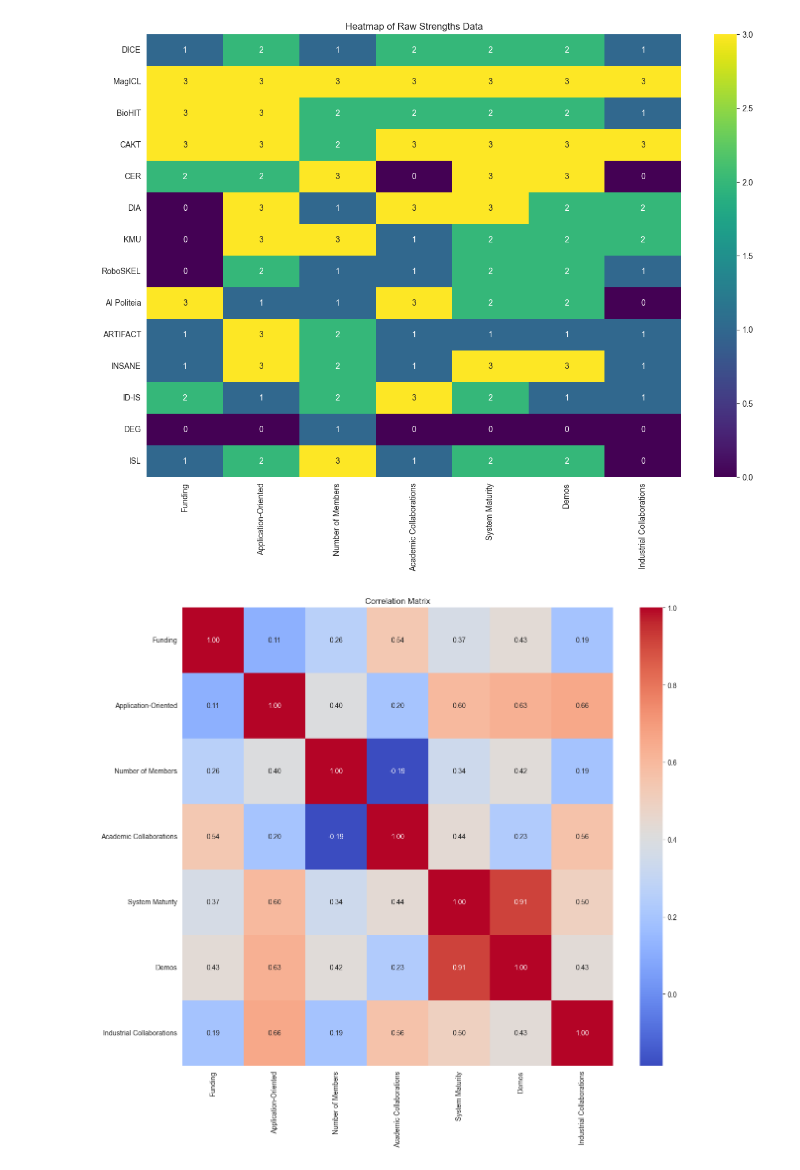
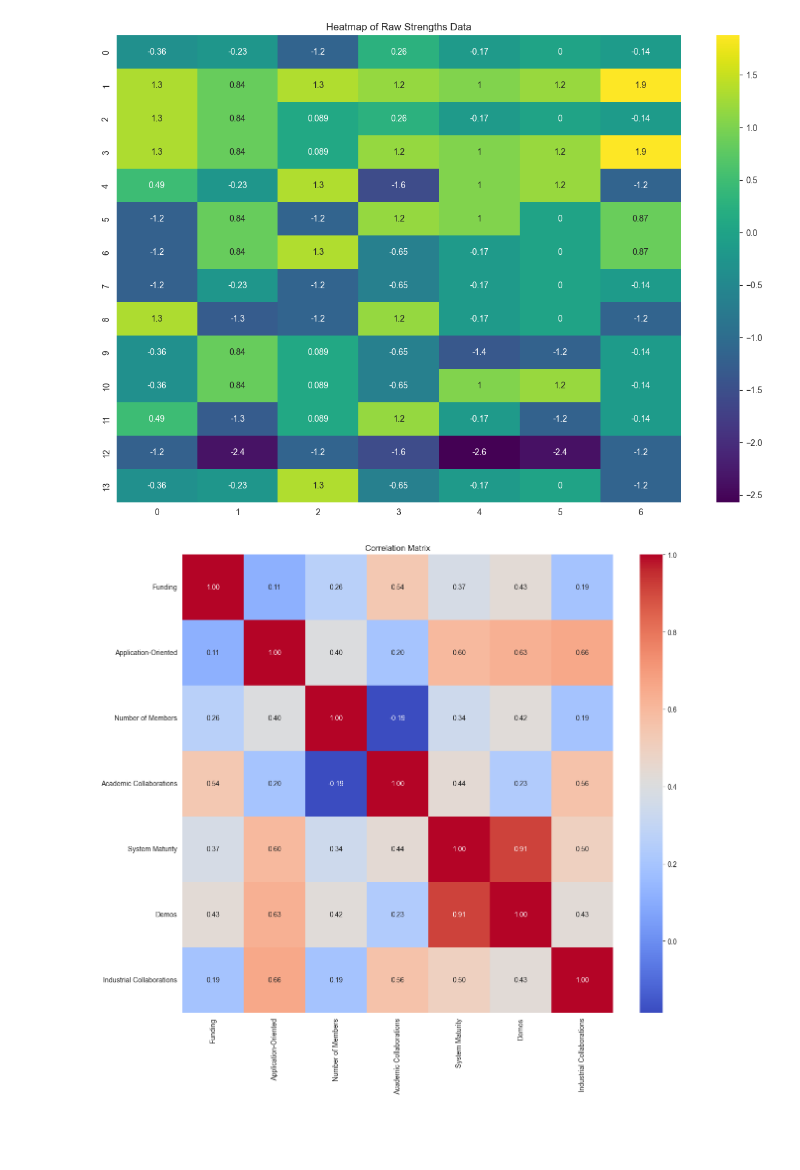
Before and after one commit to codegithubka/Deep-Autoencoder-Company-Segmentation, a Jupyter notebook: factor_analysis.ipynb, the cells around one changed output. Cells and saved outputs as stored; diff of their text form; code cells hidden in the pictures; blank space fills up the shorter version.

```diff
--- a/factor_analysis.ipynb
+++ b/factor_analysis.ipynb
@@ -2,9 +2,11 @@
 import pandas as pd
 import matplotlib.pyplot as plt
 import seaborn as sns
+import base64
+from io import BytesIO
 
 # Load the data from CSV
-team_activity_file_path = 'data/team_activity.csv'
+team_activity_file_path = 'data/internal_data.csv'
 df = pd.read_csv(team_activity_file_path, index_col=0).transpose()
 # %%
 # Define the mapping from qualitative descriptions to numerical values
@@ -14,9 +16,12 @@ involvement_mapping = {
     'Average': 1,
     'None': 0
 }
-involvement_columns = ['Funding', 'Application-Oriented', 'Demos', 'Industrial Collaborations', 'System Maturity', 'Number of Members', 'Academic Collaborations']
+internal_columns = ['Funding', 'Application-Oriented', 'Demos', 'Industrial Collaborations', 'System Maturity', 'Number of Members', 'Academic Collaborations']
+
+industry_columns = ['Security', 'Humanities', 'Nat. Sci', 'Health', 'AI Ethics', 'Big Data',
+                                'Robotics', 'Documents', 'Multimedia', 'NLP', 'KRR', 'Graphs', 'DL/ML', ]
 
 # Convert qualitative descriptions to numerical values
-for column in involvement_columns:
+for column in internal_columns:
     if column in df.columns:
         df[column] = df[column].map(involvement_mapping).fillna(0)
@@ -27,11 +50,11 @@ X_scaled = scaler.fit_transform(df)
 # %%
 df_scaled = scaler.fit_transform(df)
 plt.figure(figsize=(15, 10))
-sns.heatmap(df, annot=True, cmap='viridis')
+sns.heatmap(df_scaled, annot=True, cmap='viridis')
 plt.title('Heatmap of Raw Strengths Data')
 plt.show()
 # %% [output]
-[figure, old version]
+[figure, new version]
 # %%
 correlation_matrix = df.corr()
 
```
Also changed, not shown: parts of 15 cells of this notebook, 5 other files.
